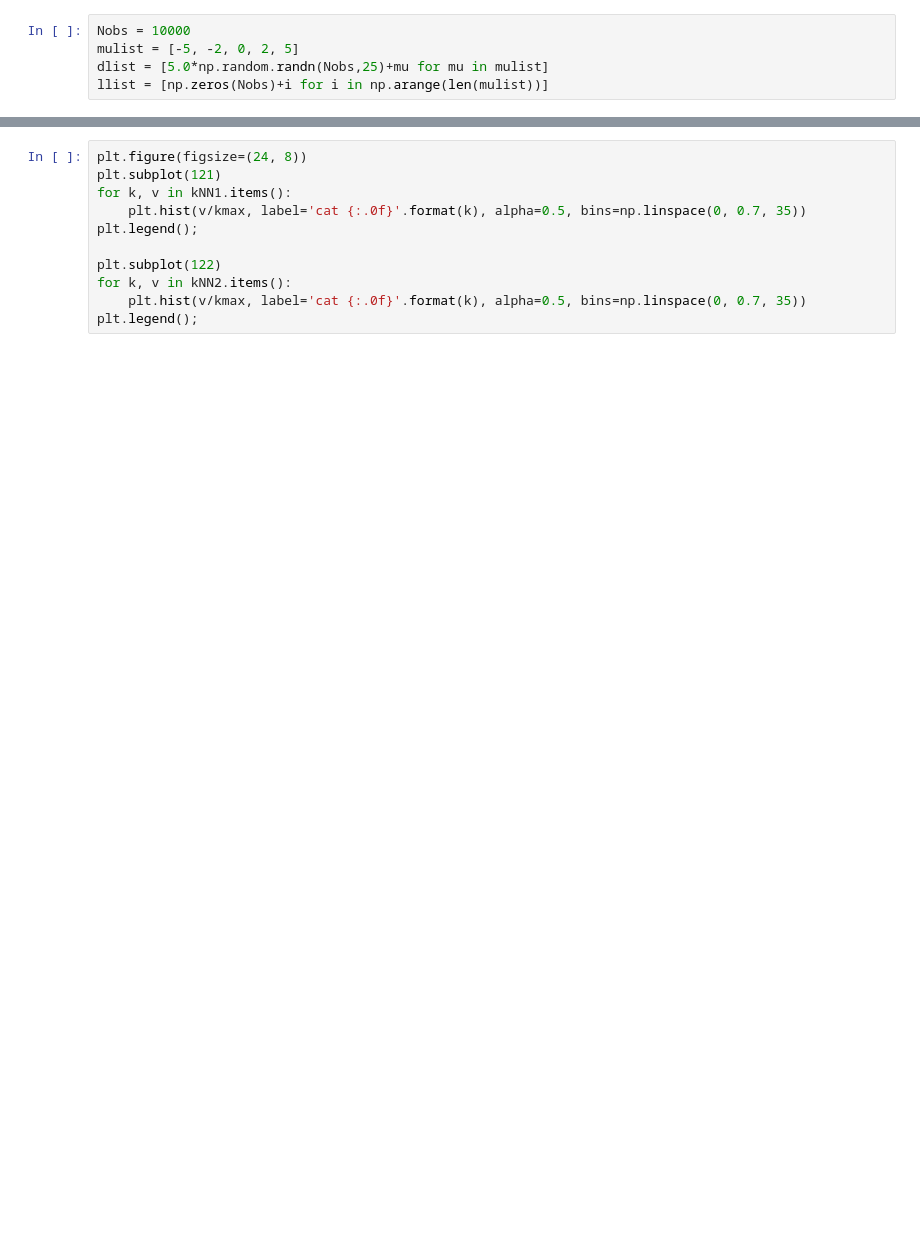
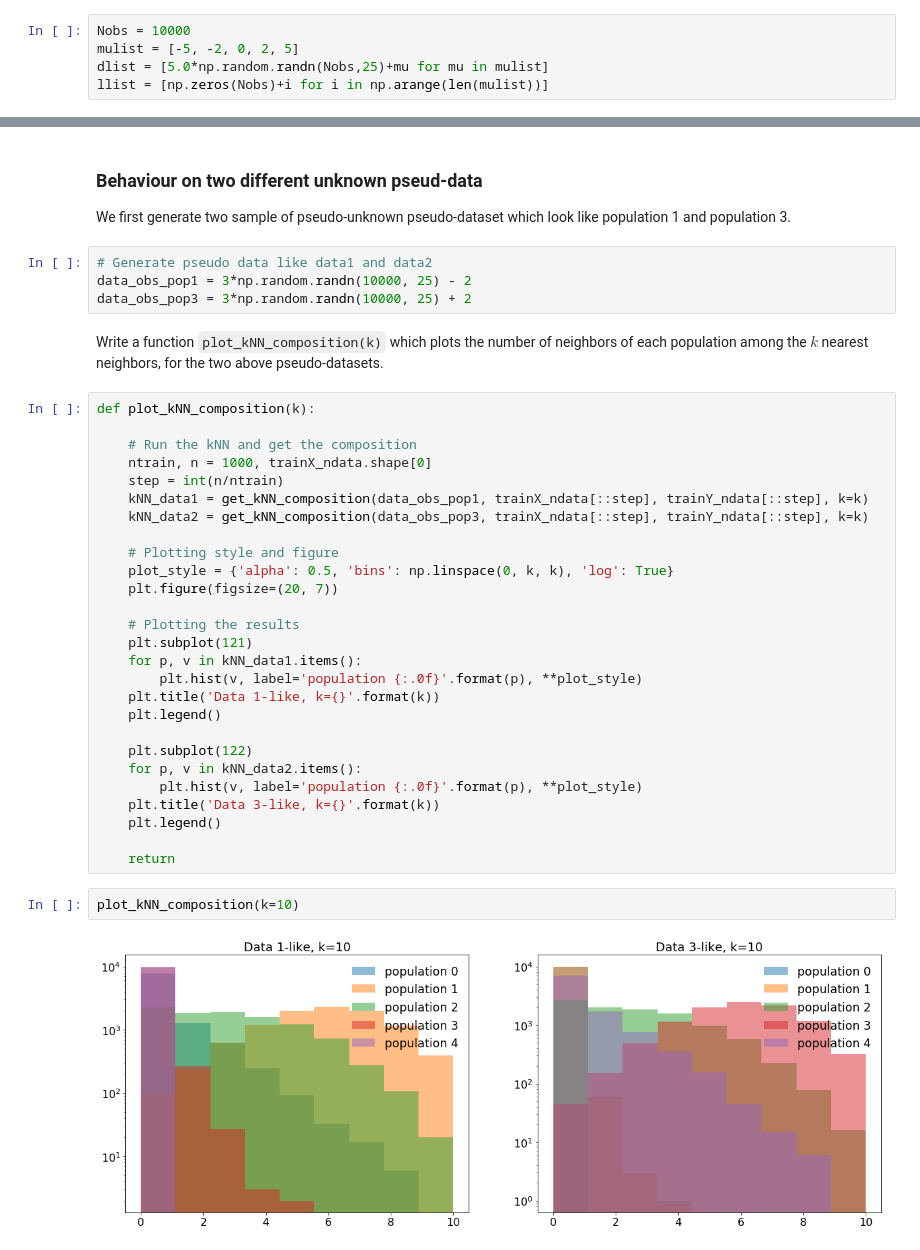
Before and after one commit to MLatCezeaux/intro_numpy, a Jupyter notebook: solutions/3-NearestNeighborAlgo-solution.ipynb, the cells around one changed output, grey strips where cells are left out. Cells and saved outputs as stored; diff of their text form; blank space fills up the shorter version.

```diff
--- a/solutions/3-NearestNeighborAlgo-solution.ipynb
+++ b/solutions/3-NearestNeighborAlgo-solution.ipynb
@@ -311,11 +324,41 @@ NameError: name 'l' is not defined
-# %%
-plt.figure(figsize=(24, 8))
-plt.subplot(121)
-for k, v in kNN1.items():
-    plt.hist(v/kmax, label='cat {:.0f}'.format(k), alpha=0.5, bins=np.linspace(0, 0.7, 35))
-plt.legend();
-
-plt.subplot(122)
-for k, v in kNN2.items():
-    plt.hist(v/kmax, label='cat {:.0f}'.format(k), alpha=0.5, bins=np.linspace(0, 0.7, 35))
-plt.legend();
+# %% [markdown]
+### Behaviour on two different unknown pseud-data
+
+We first generate two sample of pseudo-unknown pseudo-dataset which look like population 1 and population 3.
+# %%
+# Generate pseudo data like data1 and data2
+data_obs_pop1 = 3*np.random.randn(10000, 25) - 2
+data_obs_pop3 = 3*np.random.randn(10000, 25) + 2
+# %% [markdown]
+Write a function `plot_kNN_composition(k)` which plots the number of neighbors of each population among the $k$ nearest neighbors, for the two above pseudo-datasets.
+# %%
+def plot_kNN_composition(k):
+
+    # Run the kNN and get the composition
+    ntrain, n = 1000, trainX_ndata.shape[0]
+    step = int(n/ntrain)
+    kNN_data1 = get_kNN_composition(data_obs_pop1, trainX_ndata[::step], trainY_ndata[::step], k=k)
+    kNN_data2 = get_kNN_composition(data_obs_pop3, trainX_ndata[::step], trainY_ndata[::step], k=k)
+
+    # Plotting style and figure
+    plot_style = {'alpha': 0.5, 'bins': np.linspace(0, k, k), 'log': True}
+    plt.figure(figsize=(20, 7))
+
+    # Plotting the results
+    plt.subplot(121)
+    for p, v in kNN_data1.items():
+        plt.hist(v, label='population {:.0f}'.format(p), **plot_style)
+    plt.title('Data 1-like, k={}'.format(k))
+    plt.legend()
+
+    plt.subplot(122)
+    for p, v in kNN_data2.items():
+        plt.hist(v, label='population {:.0f}'.format(p), **plot_style)
+    plt.title('Data 3-like, k={}'.format(k))
+    plt.legend()
+
+    return
+# %%
+plot_kNN_composition(k=10)
+# %% [output]
+[figure, added]
```
Also changed, not shown: parts of 19 cells of this notebook.
